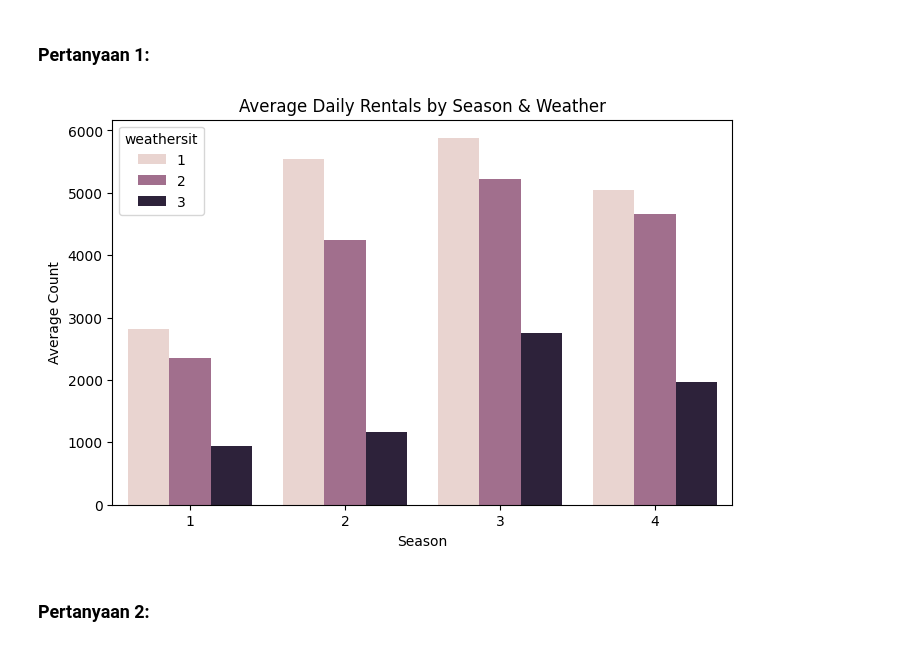
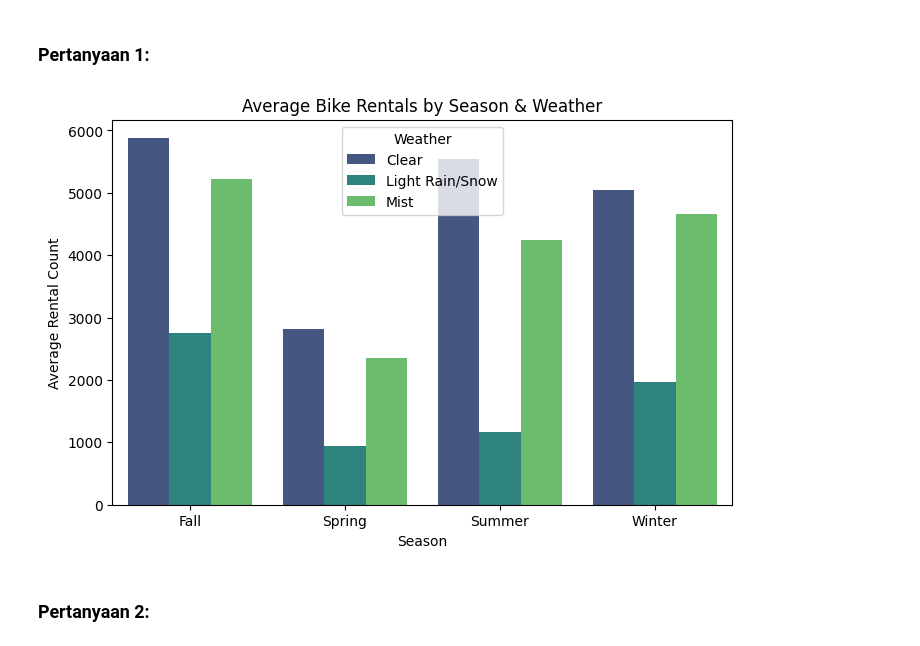
Before and after one commit to renaldiendrawan/bike_sharing_dashboard, a Jupyter notebook: notebook.ipynb, the cells around one changed output. Drawn from its saved outputs; the diff is of its cells as text; code cells hidden in the pictures.

```diff
--- a/notebook.ipynb
+++ b/notebook.ipynb
@@ -137,17 +172,38 @@ plt.show()
 ## Visualization & Explanatory Analysis
 # %% [markdown]
 ### Pertanyaan 1:
-# %%
-# Group by season and weathersit
-season_weathersit = day_df.groupby(['season', 'weathersit'])['cnt'].mean().reset_index()
-
-plt.figure(figsize=(8,5))
-sns.barplot(data=season_weathersit, x='season', y='cnt', hue='weathersit')
-plt.title('Average Daily Rentals by Season & Weather')
-plt.xlabel('Season')
-plt.ylabel('Average Count')
-plt.show()
-# %% [output]
-[figure, removed]
+# %%
+import pandas as pd
+import matplotlib.pyplot as plt
+import seaborn as sns
+
+# Pastikan file day.csv dan hour.csv ada di /content/data/
+day_df = pd.read_csv("/content/data/day.csv")
+hour_df = pd.read_csv("/content/data/hour.csv")
+
+# Ubah kolom 'dteday' menjadi tipe datetime
+day_df['dteday'] = pd.to_datetime(day_df['dteday'])
+
+# Mapping label untuk season dan weathersit
+season_mapping = {1: "Spring", 2: "Summer", 3: "Fall", 4: "Winter"}
+weathersit_mapping = {1: "Clear", 2: "Mist", 3: "Light Rain/Snow", 4: "Heavy Rain/Snow"}
+
+day_df['season_cat'] = day_df['season'].map(season_mapping)
+day_df['weathersit_cat'] = day_df['weathersit'].map(weathersit_mapping)
+
+# Aggregasi: Hitung rata-rata sewa berdasarkan kombinasi season dan weathersit
+agg_df = day_df.groupby(['season_cat', 'weathersit_cat'])['cnt'].mean().reset_index()
+agg_df.rename(columns={'cnt': 'avg_rental'}, inplace=True)
+
+# Visualisasi
+plt.figure(figsize=(8,5))
+sns.barplot(data=agg_df, x='season_cat', y='avg_rental', hue='weathersit_cat', palette="viridis")
+plt.title('Average Bike Rentals by Season & Weather')
+plt.xlabel('Season')
+plt.ylabel('Average Rental Count')
+plt.legend(title='Weather')
+plt.show()
+# %% [output]
+[figure, added]
 # %% [markdown]
 ### Pertanyaan 2:
```
Also changed, not shown: parts of 8 cells of this notebook, 1 other file.
